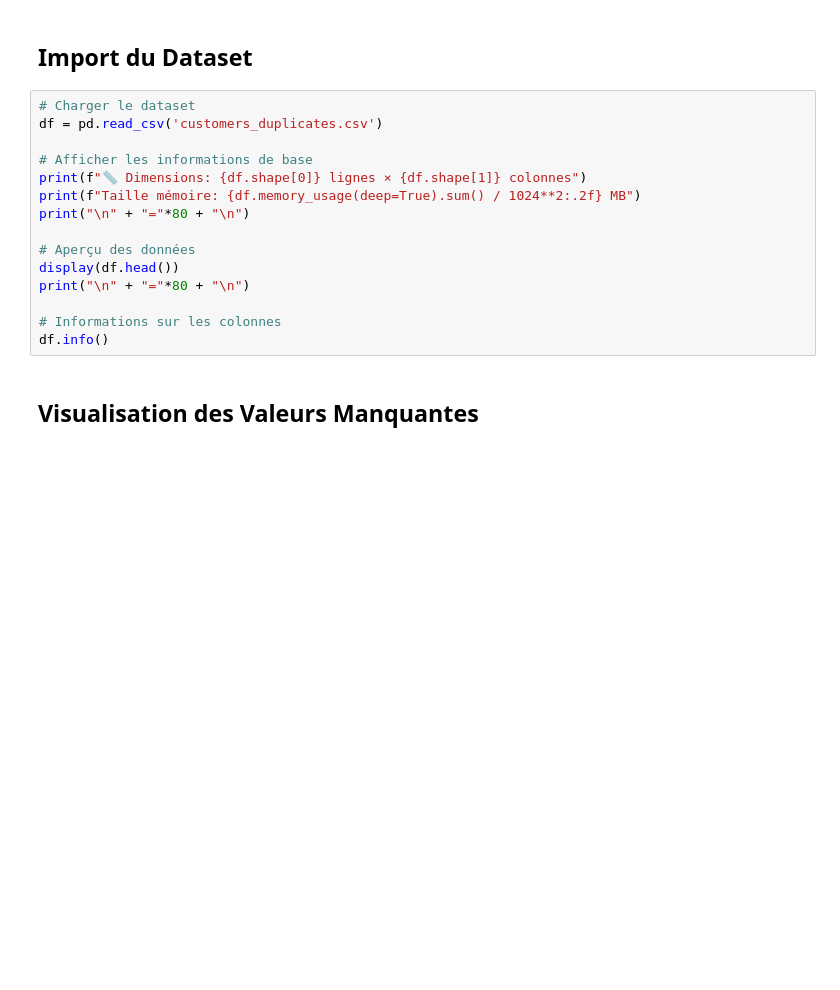
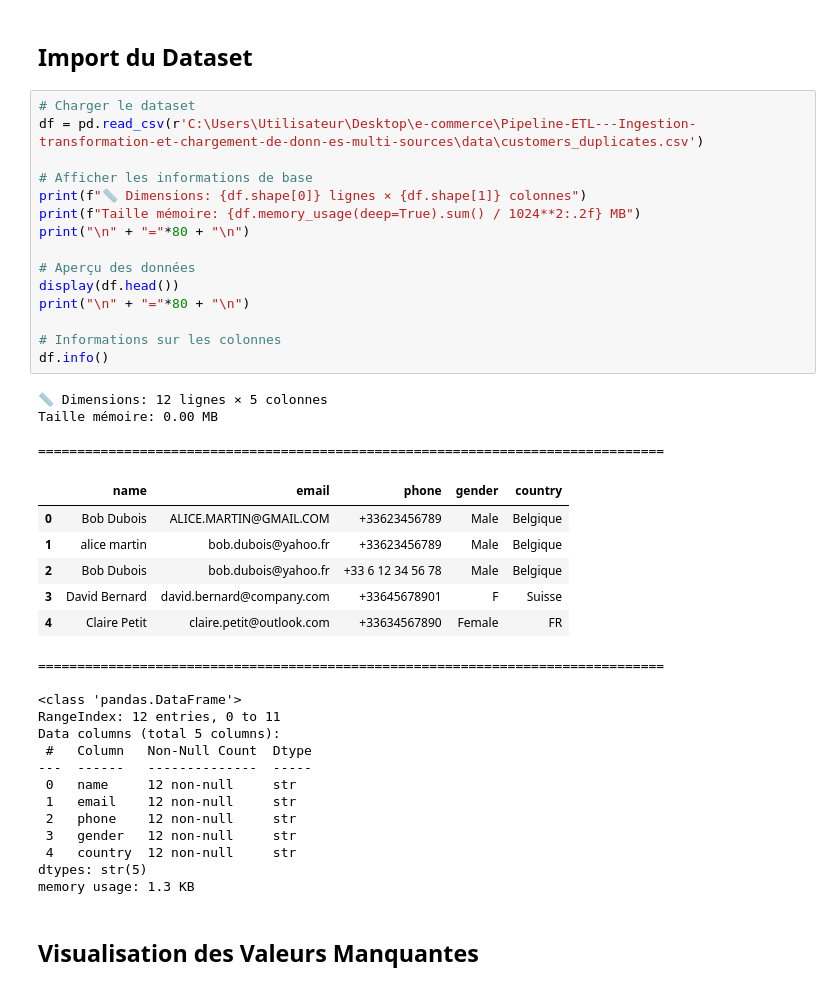
Before and after one commit to achahbounehamid/Pipeline-ETL---Ingestion-transformation-et-chargement-de-donn-es-multi-sources, a Jupyter notebook: TP/TP2_Data_Cleansing_TP2.ipynb, the cells around one changed output. Drawn from its saved outputs; the diff is of its cells as text; blank space fills up the shorter version.

```diff
--- a/TP/TP2_Data_Cleansing_TP2.ipynb
+++ b/TP/TP2_Data_Cleansing_TP2.ipynb
@@ -35,19 +61,44 @@ print(" Bibliothèques importées avec succès!")
 ## Import du Dataset
 # %%
 # Charger le dataset
-df = pd.read_csv('customers_duplicates.csv')
+df = pd.read_csv(r'C:\Users\Utilisateur\Desktop\e-commerce\Pipeline-ETL---Ingestion-transformation-et-chargement-de-donn-es-multi-sources\data\customers_duplicates.csv')
 
 # Afficher les informations de base
 print(f"📏 Dimensions: {df.shape[0]} lignes × {df.shape[1]} colonnes")
 print(f"Taille mémoire: {df.memory_usage(deep=True).sum() / 1024**2:.2f} MB")
 print("\n" + "="*80 + "\n")
 
 # Aperçu des données
 display(df.head())
 print("\n" + "="*80 + "\n")
 
 # Informations sur les colonnes
 df.info()
+# %% [output]
+📏 Dimensions: 12 lignes × 5 colonnes
+Taille mémoire: 0.00 MB
+
+================================================================================
+|  | name | email | phone | gender | country |
+| 0 | Bob Dubois | ALICE.MARTIN@GMAIL.COM | +33623456789 | Male | Belgique |
+| 1 | alice martin | bob.dubois@yahoo.fr | +33623456789 | Male | Belgique |
+| 2 | Bob Dubois | bob.dubois@yahoo.fr | +33 6 12 34 56 78 | Male | Belgique |
+| 3 | David Bernard | david.bernard@company.com | +33645678901 | F | Suisse |
+| 4 | Claire Petit | claire.petit@outlook.com | +33634567890 | Female | FR |
+================================================================================
+
+<class 'pandas.DataFrame'>
+RangeIndex: 12 entries, 0 to 11
+Data columns (total 5 columns):
+ #   Column   Non-Null Count  Dtype
+---  ------   --------------  -----
+ 0   name     12 non-null     str
+ 1   email    12 non-null     str
+ 2   phone    12 non-null     str
+ 3   gender   12 non-null     str
+ 4   country  12 non-null     str
+dtypes: str(5)
+memory usage: 1.3 KB
 # %% [markdown]
 ## Visualisation des Valeurs Manquantes
 # %%
```
Also changed, not shown: parts of 20 cells of this notebook.
